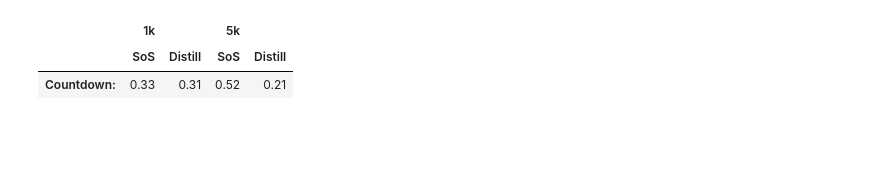
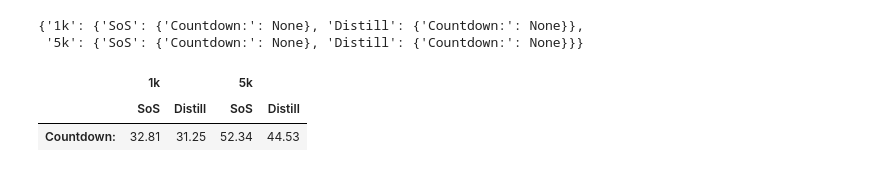
Before and after one commit to chloeli-15/stream-of-search, a Jupyter notebook: results/visualize.ipynb, the cells around one changed output. Drawn from its saved outputs; the diff is of its cells as text; code cells hidden in the pictures; blank space fills up the shorter version.

Commit message:
uploaded results

```diff
--- a/results/visualize.ipynb
+++ b/results/visualize.ipynb
@@ -12,7 +12,7 @@ methods = {
 }
 
 tasks = {
-    "Countdown:": "test_128",
+    "Countdown": "test_128",
     "Countdown-3": "countdown_3num_128",
     "Countdown-5": "countdown_5num_128",
     "KnK": "knk"
@@ -199,38 +108,44 @@ df
+# %%
+results = {size: {method_key: {task_key: None for task_key in tasks.keys()} for method_key in methods.keys()} for size in training_sizes}
+results
+# %% [output]
+{'1k': {'SoS': {'Countdown:': None}, 'Distill': {'Countdown:': None}},
+ '5k': {'SoS': {'Countdown:': None}, 'Distill': {'Countdown:': None}}}
 # %%
 training_sizes = ["1k", "5k"]
 
 methods = {
     "SoS": "qwen-2.5-1.5B-instruct-sft-lora-countdown-search",
-    "Distill": "qwen-2.5-1.5B-instruct-sft-lora-countdown-deepseek"
+    "Distill": "qwen-2.5-1.5B-instruct-sft-lora-countdown-deepseek-correct-seq8k"
 }
 
 tasks = {
     "Countdown:": "test_128",
 }
 
 results = {size: {method_key: {task_key: None for task_key in tasks.keys()} for method_key in methods.keys()} for size in training_sizes}
 for size_val in training_sizes:
     for method_key, method_val in methods.items():
         for task_key, task_val in tasks.items():
             folder_to_look_for = f"./{method_val}*{size_val}/{task_val}*.json"
             specific_file = glob.glob(folder_to_look_for)
             if specific_file:
                 results[size_val][method_key][task_key] = parse_results_from_json(specific_file[0])
 
 # above works, put their filepath in a pandas df
 
 # put results in a pandas df
 df = pd.DataFrame.from_dict({(i, j): results[i][j]
                         for i in results.keys()
                         for j in results[i].keys()},
                         orient='index')
 # Tranpose
 df = df.transpose()
 # make the df float up to 2 decimals
 df = df.round(2)
-df.to_latex("results.tex", index=True, float_format="%.2f")
+df.to_latex("1k-vs-5k.tex", index=True, float_format="%.2f")
 df
 # %% [output]
 |  | 1k |  | 5k |  |
 |  | SoS | Distill | SoS | Distill |
-| Countdown: | 0.33 | 0.31 | 0.52 | 0.21 |
+| Countdown: | 32.81 | 31.25 | 52.34 | 44.53 |
```
Also changed, not shown: parts of 4 cells of this notebook, 47 other files.
